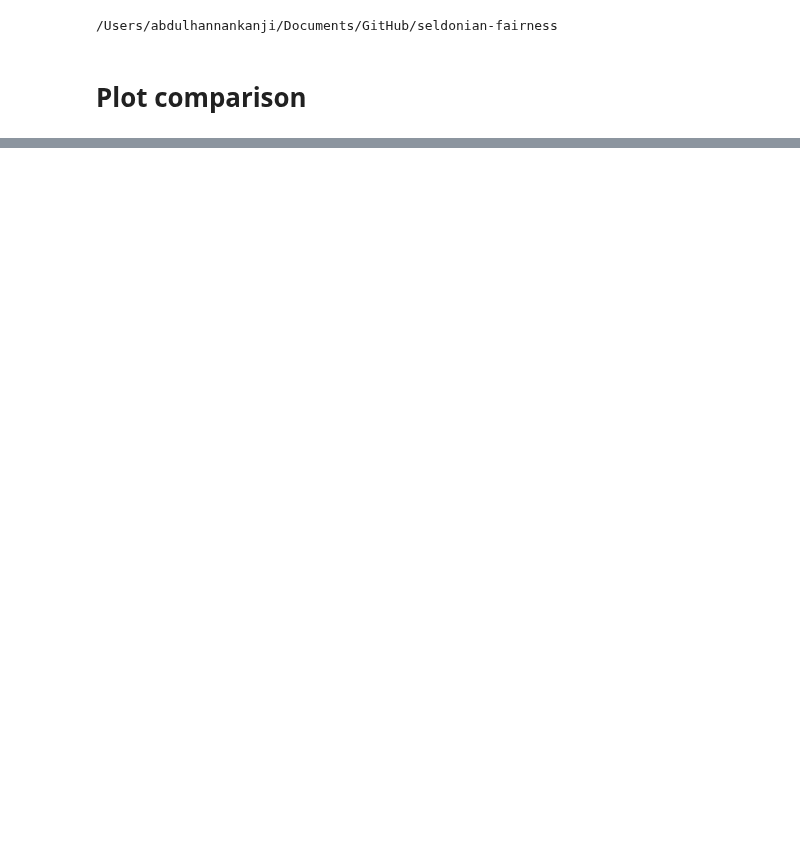
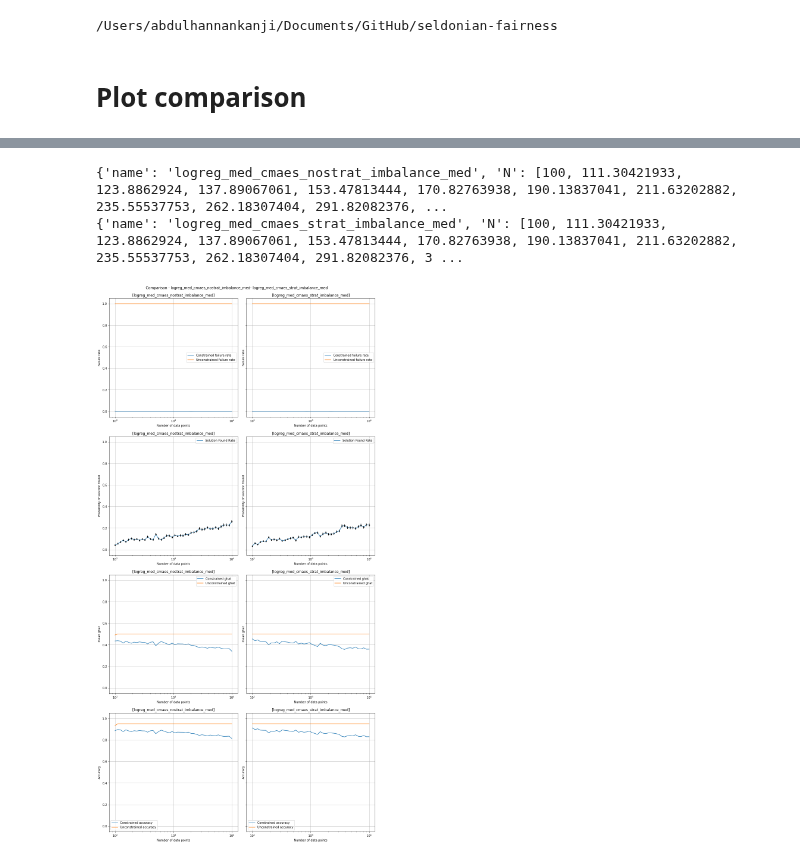
Before and after one commit to hannanabdul55/seldonian-fairness, a Jupyter notebook: notebooks/Ploit_results_comparison.ipynb, the cells around one changed output, grey strips where cells are left out. Saved outputs shown, nothing was run; the diff lists cells and outputs as text; code cells hidden in the pictures; blank space fills up the shorter version.

```diff
--- a/notebooks/Ploit_results_comparison.ipynb
+++ b/notebooks/Ploit_results_comparison.ipynb
@@ -55,0 +52,21 @@ plt.show()
+# %%
+print_config=True
+folders = ['result/result_logreg_med_cmaes_nostrat_imbalance_med', 'result/result_logreg_med_cmaes_strat_imbalance_med']
+fig, axs = plt.subplots(4,len(folders), figsize=(13, int(13*4/len(folders))), sharey=True, gridspec_kw={'hspace':0.3},
+                       constrained_layout=True)
+axs = np.array(axs).reshape(4, len(folders))
+figtitle = "Comparison "
+for i in range(len(folders)):
+    config = pickle.load(open(folders[i] + "/config.p", "rb"))
+    if print_config:
+        print(config)
+    exps = pickle.load(open(folders[i] + "/exps.p", "rb"))
+    res = pickle.load(open(list(glob.glob(folders[i] + '/final_res*.p'))[0], 'rb'))
+    plot_results(res, config['name'], axs = axs[:,i], trials=config['trials'])
+    figtitle+= f"- {config['name']}"
+fig.suptitle(figtitle)
+plt.show()
+# %% [output]
+{'name': 'logreg_med_cmaes_nostrat_imbalance_med', 'N': [100, 111.30421933, 123.8862924, 137.89067061, 153.47813444, 170.82763938, 190.13837041, 211.63202882, 235.55537753, 262.18307404, 291.82082376, ...
+{'name': 'logreg_med_cmaes_strat_imbalance_med', 'N': [100, 111.30421933, 123.8862924, 137.89067061, 153.47813444, 170.82763938, 190.13837041, 211.63202882, 235.55537753, 262.18307404, 291.82082376, 3 ...
+[figure, added]
```
Also changed, not shown: parts of 2 cells of this notebook, 36 other files.
